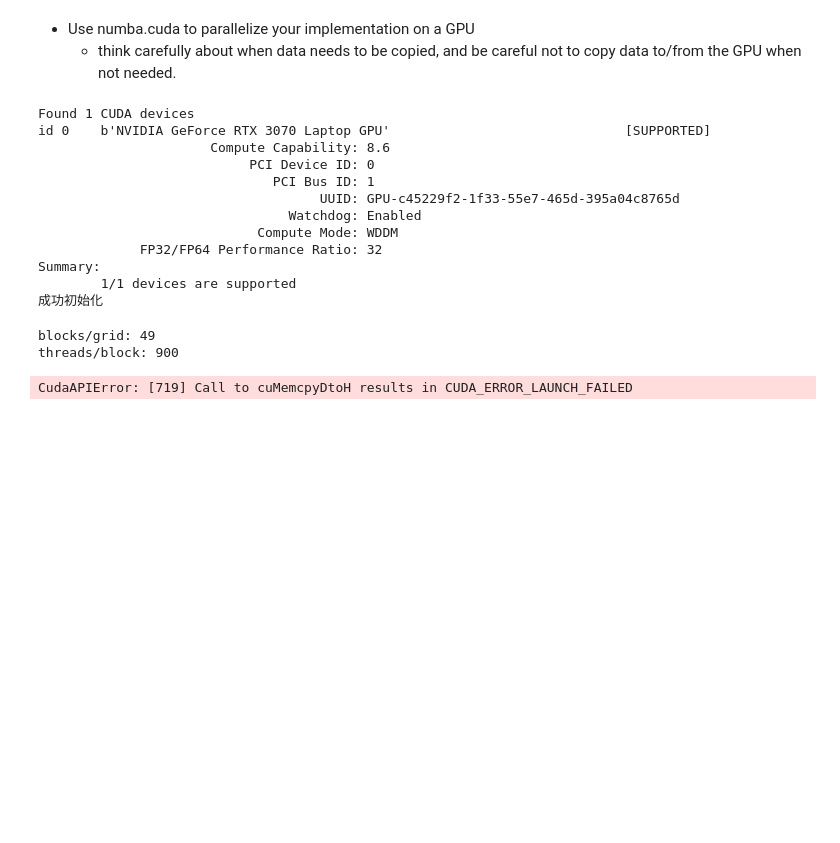
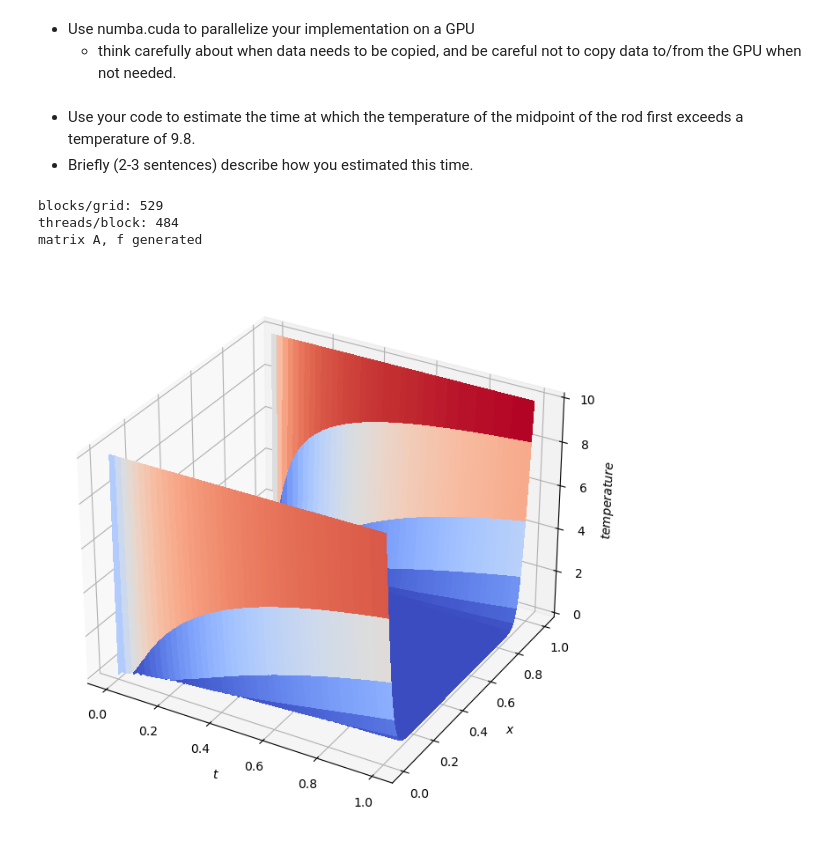
Before and after one commit to YRYoung/HPC, a Jupyter notebook: Assigenment/Assignment_2.ipynb, the cells around one changed output. Drawn from its saved outputs; the diff is of its cells as text; code cells hidden in the pictures; blank space fills up the shorter version.

```diff
--- a/Assigenment/Assignment_2.ipynb
+++ b/Assigenment/Assignment_2.ipynb
@@ -349,38 +388,5 @@ def generate_tem_mat_cuda(N, rows, cols, data, f):
 # %%
-cuda.detect()
-a = cuda.device_array(shape=(2, 2), dtype=np.float32)
-print('成功初始化')
+def cuda_init():
+    cuda.detect()
+    a = cuda.device_array(shape=(2, 2), dtype=np.float32)
+    print('Initialization complete')
-# %% [output]
-Found 1 CUDA devices
-id 0    b'NVIDIA GeForce RTX 3070 Laptop GPU'                              [SUPPORTED]
-                      Compute Capability: 8.6
-                           PCI Device ID: 0
-                              PCI Bus ID: 1
-                                    UUID: GPU-c45229f2-1f33-55e7-465d-395a04c8765d
-                                Watchdog: Enabled
-                            Compute Mode: WDDM
-             FP32/FP64 Performance Ratio: 32
-Summary:
-        1/1 devices are supported
-成功初始化
-# %%
-rows = cuda.device_array(shape=nelements, dtype=np.int64)
-cols = cuda.device_array(shape=nelements, dtype=np.int64)
-
-data = cuda.device_array(shape=nelements, dtype=np.float32)
-f = cuda.device_array(shape=(N + 1) ** 2, dtype=np.float32)
-
-print('blocks/grid: {}\nthreads/block: {}'.format(block_per_grid ** 2, t_per_block ** 2))
-
-generate_tem_mat_cuda[blocks, threads](N, rows, cols, data, f)
-
-cpu_rows = rows.copy_to_host()
-cpu_cols = cols.copy_to_host()
-cpu_data = data.copy_to_host()
-cpu_f = f.copy_to_host()
-
-print('结束')
-# %% [output]
-blocks/grid: 49
-threads/block: 900
-CudaAPIError: [719] Call to cuMemcpyDtoH results in CUDA_ERROR_LAUNCH_FAILED
@@ -396,17 +406,30 @@ AA = AA.toarray()
+# %% [markdown]
+* Use your code to estimate the time at which the temperature of the midpoint of the rod first exceeds a temperature of 9.8.
+* Briefly (2-3 sentences) describe how you estimated this time.
 # %%
-% matplotlib inline
+%matplotlib inline
 from matplotlib import pyplot as plt
+from matplotlib import cm
+
 from scipy.sparse.linalg import spsolve
 
-N = 200
-A, f = generate_tem_mat(N)
-sol = spsolve(A, f)
+N = 500
+param = 1000
 
-u = sol.reshape((N + 1, N + 1)).T
-
+A, f = generate_tem_mat_cuda(N)
+sol = spsolve(A, f).reshape((N + 1, N + 1)).T
 fig = plt.figure(figsize=(8, 8))
 ax = fig.gca(projection='3d')
 ticks = np.linspace(0, 1, N + 1)
 X, Y = np.meshgrid(ticks, ticks)
-surf = ax.plot_surface(X, Y, u, antialiased=False, cmap=cm.coolwarm)
+surf = ax.plot_surface(X, Y, sol, antialiased=False, cmap=cm.coolwarm)
+ax.set_xlabel(r'$t$')
+ax.set_ylabel(r'$x$')
+ax.set_zlabel(r'$temperature$')
+
 plt.show()
+# %% [output]
+blocks/grid: 529
+threads/block: 484
+matrix A, f generated
+[figure, added]
```
Also changed, not shown: parts of 14 cells of this notebook, 2 other files.
